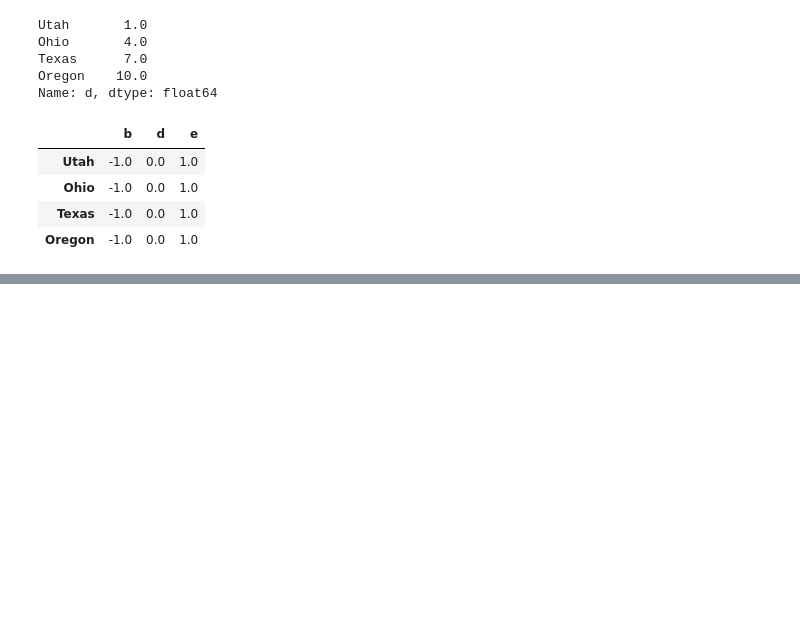
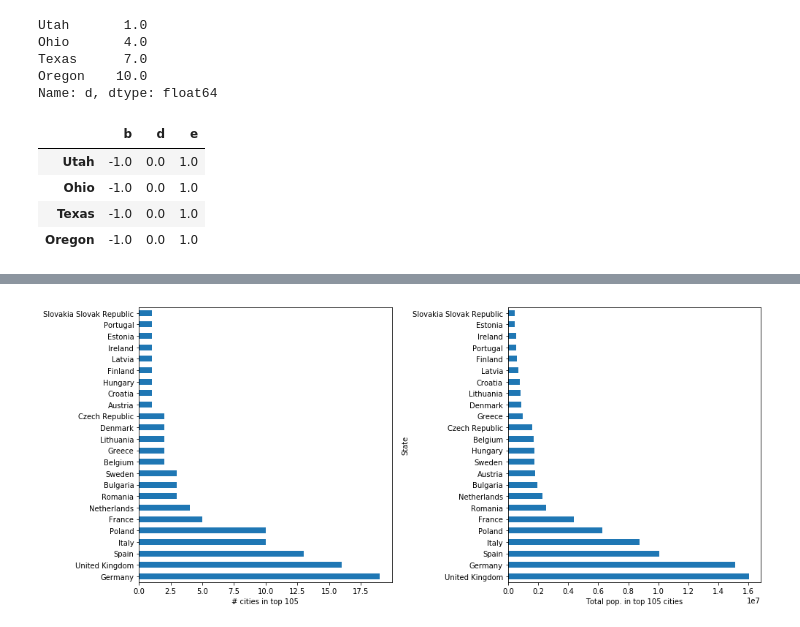
Before and after one commit to QiuJingwen/course-beginning-python, a Jupyter notebook: 5. python数据处理.ipynb, the cells around one changed output, grey strips where cells are left out. Cells and saved outputs as stored; diff of their text form; code cells hidden in the pictures; blank space fills up the shorter version.

```diff
--- a/5. python数据处理.ipynb
+++ b/5. python数据处理.ipynb
@@ -1242,0 +1821,3 @@ frame.sub(series3, axis=0)
+# %%
+df_pop["State"] = df_pop["State"].apply(lambda x: x.strip())
+df_pop.head()
@@ -1242,0 +1831,4 @@ frame.sub(series3, axis=0)
+# %%
+df_pop2 = df_pop.set_index("City")
+df_pop2 = df_pop2.sort_index()
+df_pop2.head()
@@ -1242,0 +1843,3 @@ frame.sub(series3, axis=0)
+# %%
+df_pop3 = df_pop.set_index(["State", "City"]).sortlevel(0) # 根据第一个索引State排序
+df_pop3.head()
@@ -1242,0 +1909,4 @@ frame.sub(series3, axis=0)
+# %%
+#State没被设置为索引时，可以使用groupby
+df_pop6 = (df_pop.drop("Rank", axis=1).groupby("State").sum().sort_values("NumericPopulation", ascending=False))
+df_pop6.head()
@@ -1242,0 +1921,9 @@ frame.sub(series3, axis=0)
+# %%
+fig, (ax1, ax2) = plt.subplots(1, 2, figsize=(14, 6))
+df_pop.State.value_counts().plot(kind='barh', ax=ax1)
+ax1.set_xlabel("# cities in top 105")
+df_pop6.NumericPopulation.plot(kind='barh', ax=ax2)
+ax2.set_xlabel("Total pop. in top 105 cities")
+fig.tight_layout()
+# %% [output]
+[figure, added]
```
Also changed, not shown: parts of 118 cells of this notebook, 1 other file.
